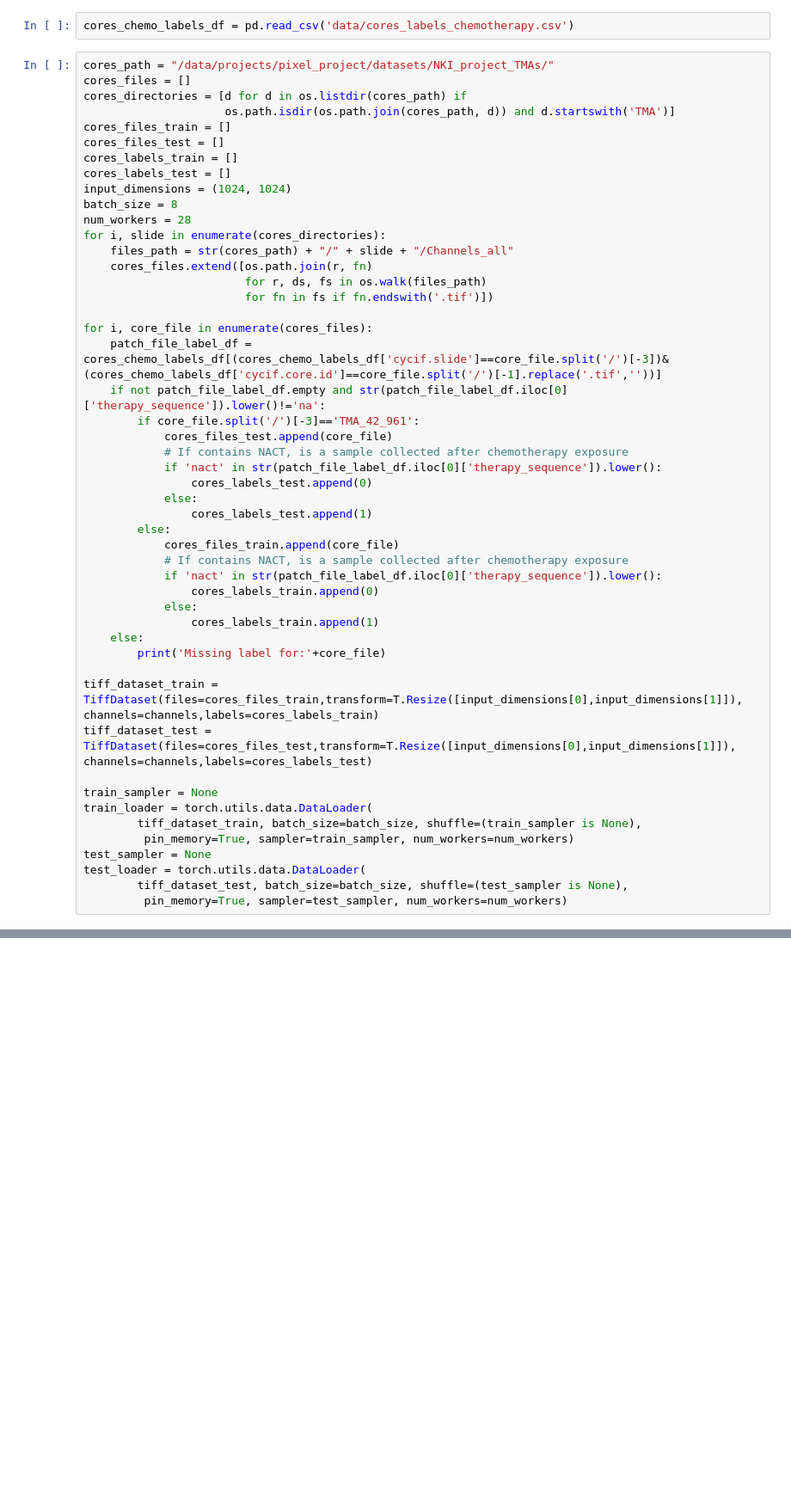
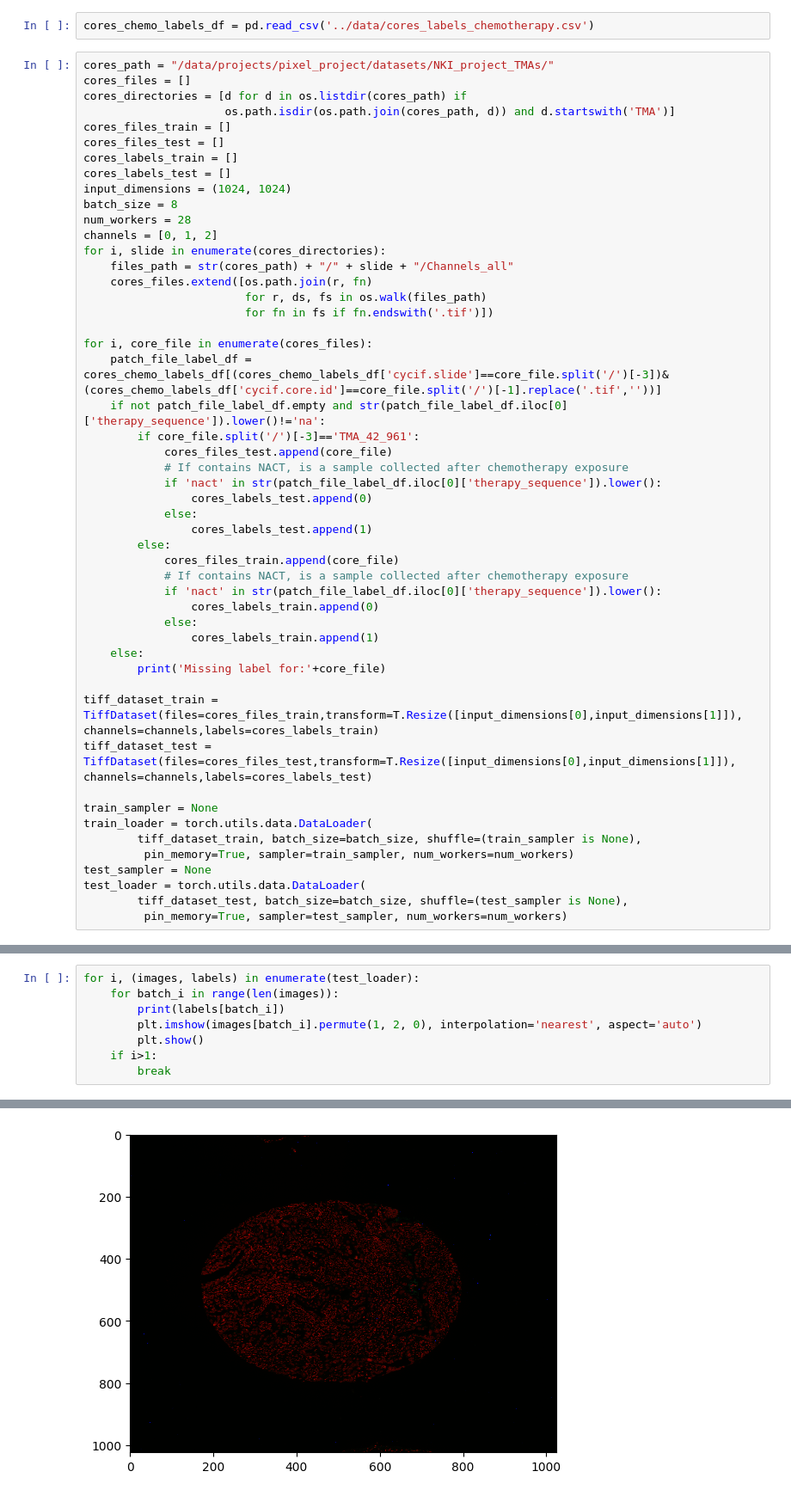
Before and after one commit to farkkilab/pixel_ai, a Jupyter notebook: notebooks/explore_images_vit.ipynb, the cells around one changed output, grey strips where cells are left out. Shown at 86% size. Saved outputs shown, nothing was run; the diff lists cells and outputs as text; blank space fills up the shorter version.

```diff
--- a/notebooks/explore_images_vit.ipynb
+++ b/notebooks/explore_images_vit.ipynb
@@ -6,5 +17,5 @@ from utils import ProgressMeter, AverageMeter, save_checkpoint, TiffDataset
 # %%
-cores_chemo_labels_df = pd.read_csv('data/cores_labels_chemotherapy.csv')
+cores_chemo_labels_df = pd.read_csv('../data/cores_labels_chemotherapy.csv')
 # %%
 cores_path = "/data/projects/pixel_project/datasets/NKI_project_TMAs/"
 cores_files = []
@@ -17,6 +28,7 @@ cores_labels_test = []
 input_dimensions = (1024, 1024)
 batch_size = 8
 num_workers = 28
+channels = [0, 1, 2]
 for i, slide in enumerate(cores_directories):
     files_path = str(cores_path) + "/" + slide + "/Channels_all"
     cores_files.extend([os.path.join(r, fn)
@@ -56,0 +91,9 @@ test_loader = torch.utils.data.DataLoader(
+# %%
+for i, (images, labels) in enumerate(test_loader):
+    for batch_i in range(len(images)):
+        print(labels[batch_i])
+        plt.imshow(images[batch_i].permute(1, 2, 0), interpolation='nearest', aspect='auto')
+        plt.show()
+    if i>1:
+        break
+# %% [output]
@@ -56,0 +101 @@ test_loader = torch.utils.data.DataLoader(
+[figure, added]
```
Also changed, not shown: parts of 4 cells of this notebook, 1 other file.
